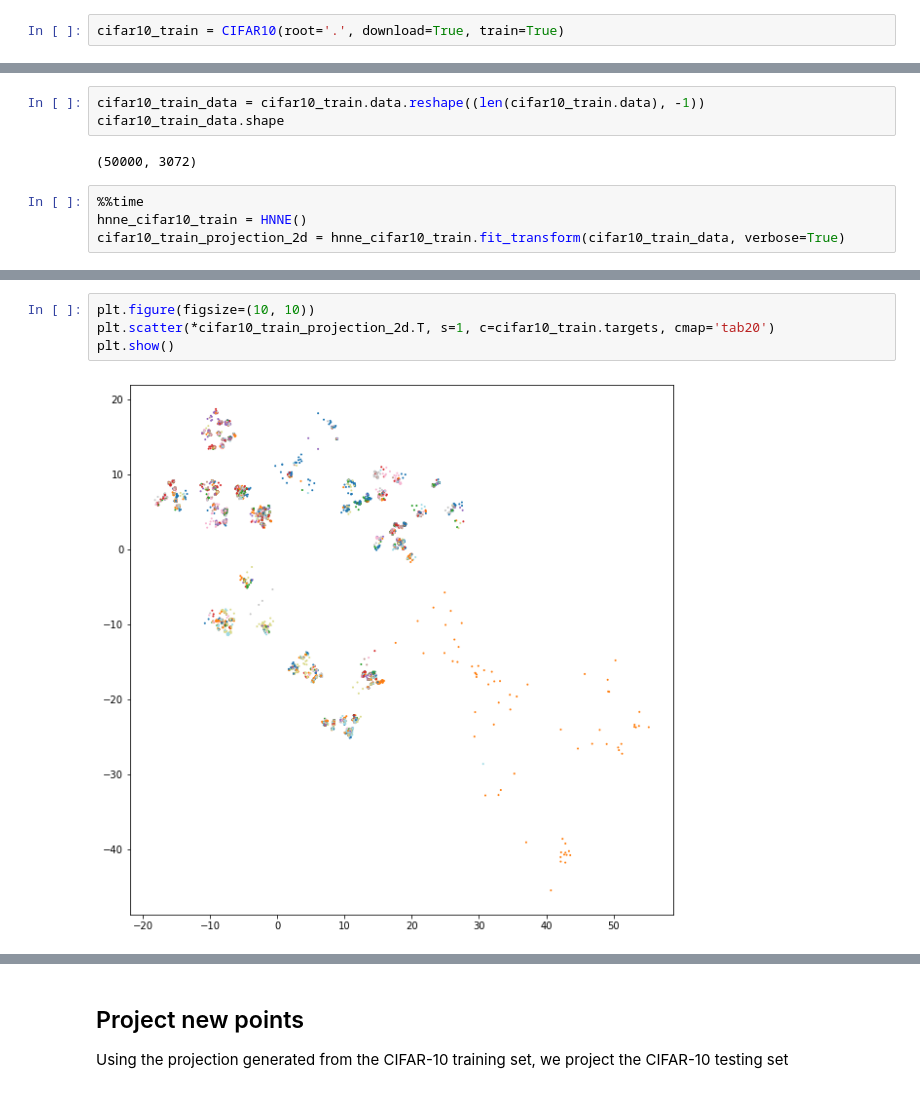
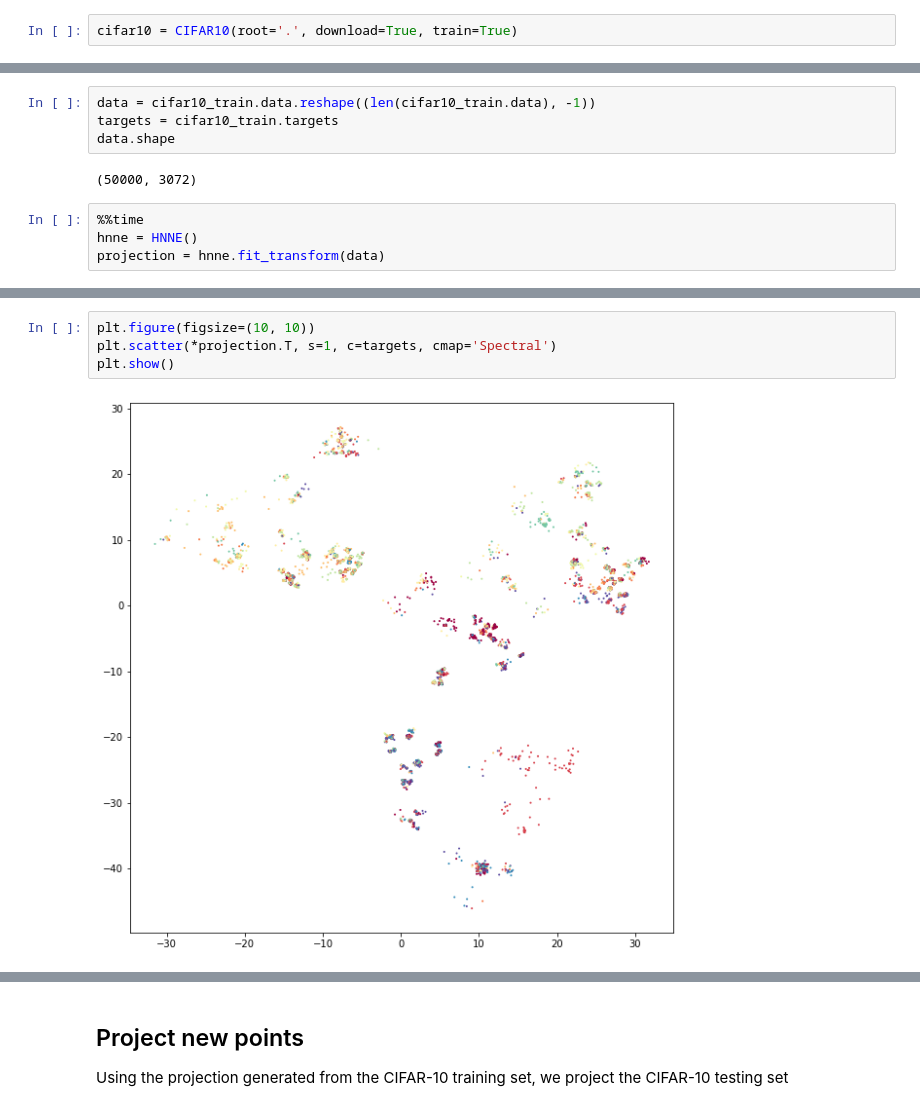
Before and after one commit to koulakis/h-nne, a Jupyter notebook: notebooks/demo1_basic_usage.ipynb, the cells around one changed output, grey strips where cells are left out. Saved outputs shown, nothing was run; the diff lists cells and outputs as text.

```diff
--- a/notebooks/demo1_basic_usage.ipynb
+++ b/notebooks/demo1_basic_usage.ipynb
@@ -61,14 +14,15 @@ plt.show()
 # %%
-cifar10_train = CIFAR10(root='.', download=True, train=True)
+cifar10 = CIFAR10(root='.', download=True, train=True)
 # %% [output]
 Files already downloaded and verified
 # %%
-cifar10_train_data = cifar10_train.data.reshape((len(cifar10_train.data), -1))
-cifar10_train_data.shape
+data = cifar10_train.data.reshape((len(cifar10_train.data), -1))
+targets = cifar10_train.targets
+data.shape
 # %% [output]
 (50000, 3072)
 # %%
 %%time
-hnne_cifar10_train = HNNE()
-cifar10_train_projection_2d = hnne_cifar10_train.fit_transform(cifar10_train_data, verbose=True)
+hnne = HNNE()
+projection = hnne.fit_transform(data)
 # %% [output]
@@ -92,6 +31,6 @@ Wall time: 1min 42s
 # %%
 plt.figure(figsize=(10, 10))
-plt.scatter(*cifar10_train_projection_2d.T, s=1, c=cifar10_train.targets, cmap='tab20')
+plt.scatter(*projection.T, s=1, c=targets, cmap='Spectral')
 plt.show()
 # %% [output]
-[figure, old version]
+[figure, new version]
```
Also changed, not shown: parts of 18 cells of this notebook, 4 other files.
